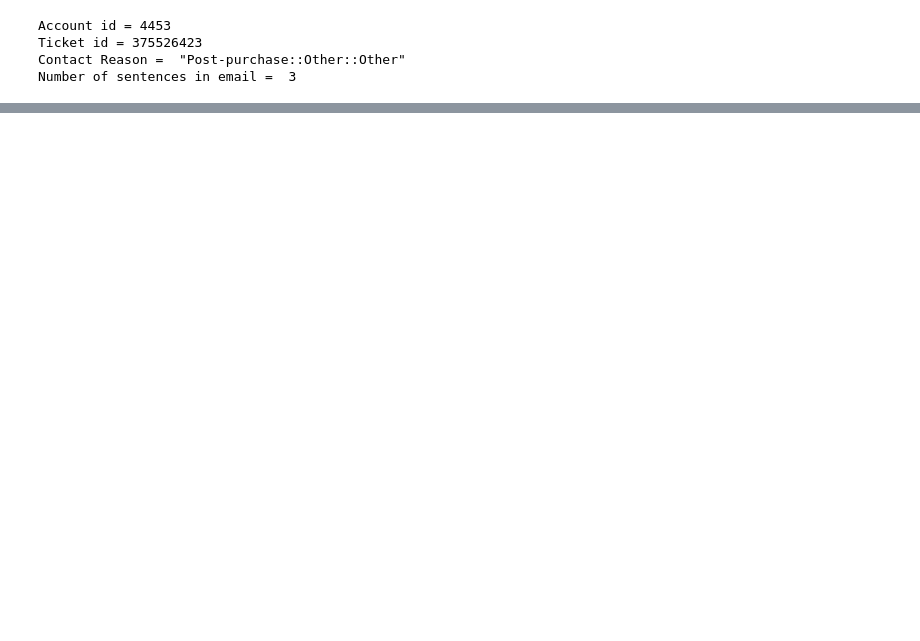
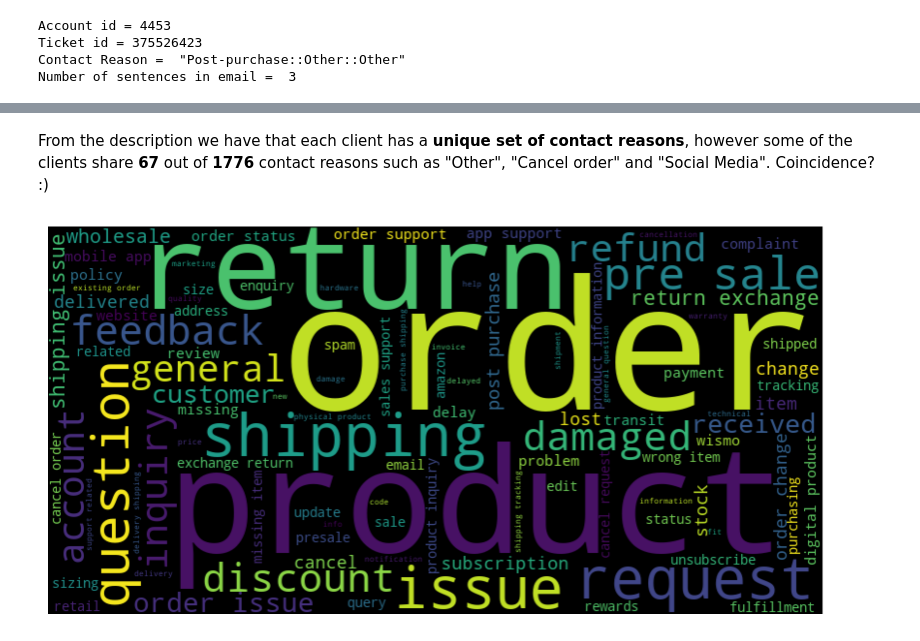
Before and after one commit to yernarkaz/classification_project, a Jupyter notebook: jump_start_your_journey.ipynb, the cells around one changed output, grey strips where cells are left out. Drawn from its saved outputs; the diff is of its cells as text; code cells hidden in the pictures; blank space fills up the shorter version.

```diff
--- a/jump_start_your_journey.ipynb
+++ b/jump_start_your_journey.ipynb
@@ -31,0 +181,16 @@ Number of sentences in email =  3
+# %% [markdown]
+From the description we have that each client has a **unique set of contact reasons**, however some of the clients share **67** out of **1776** contact reasons such as "Other", "Cancel order" and "Social Media". Coincidence? :)
+# %%
+client_agg_list = client_agg.contact_reason.apply(lambda x: x.tolist())
+# %%
+wc = WordCloud(stopwords=STOPWORDS, max_words=100, width=800, height=400)
+# %%
+plt.figure(figsize=(10, 6))
+contact_reasons = np.concatenate([l for l in client_agg_list.values])
+contact_reasons = np.unique(contact_reasons).tolist()
+wc.generate(' '.join([w.replace('"', '').lower() for w in contact_reasons]))
+plt.axis("off")
+plt.imshow(wc)
+plt.show()
+# %% [output]
+[figure, added]
```
Also changed, not shown: parts of 41 cells of this notebook, 1 other file.
